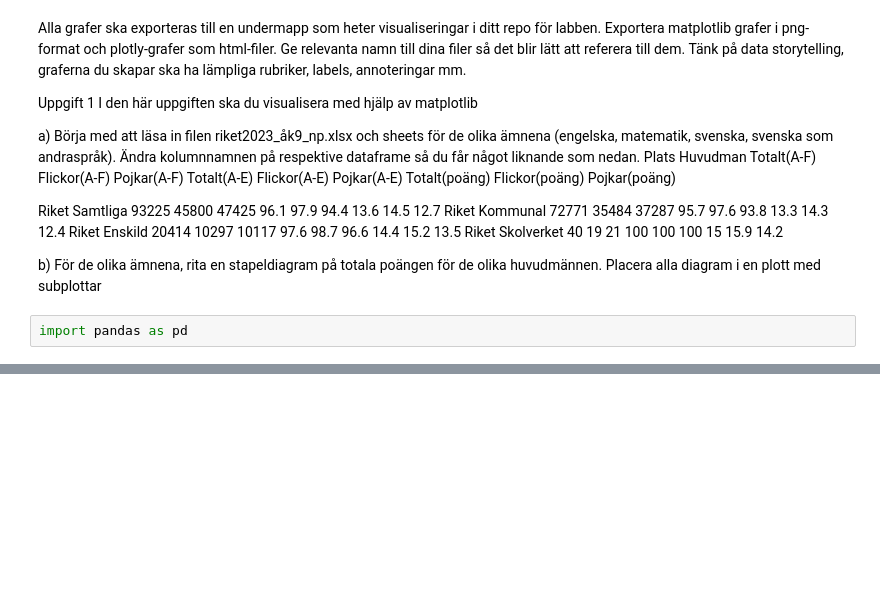
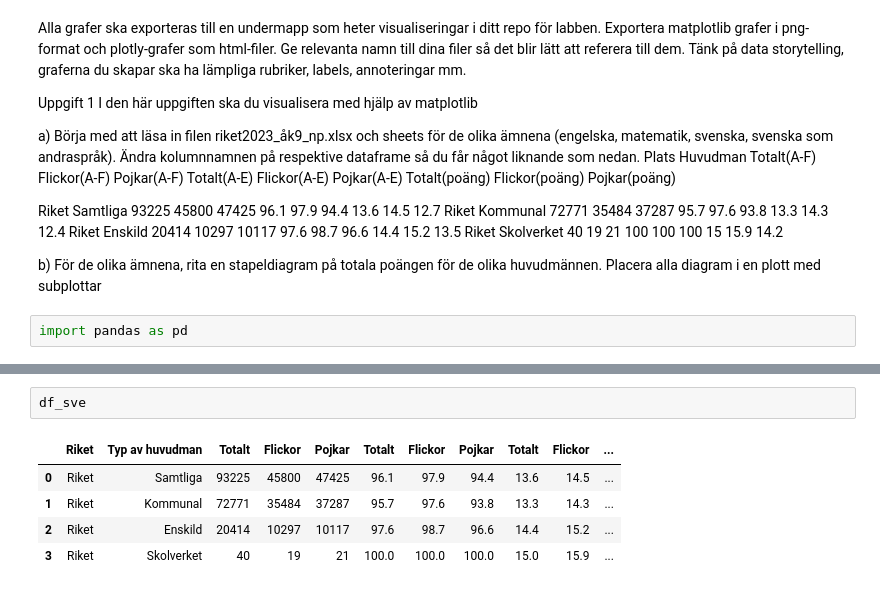
Before and after one commit to glennart8/Labb2_Data_processing, a Jupyter notebook: labb_processing.ipynb, the cells around one changed output, grey strips where cells are left out. Cells and saved outputs as stored; diff of their text form; blank space fills up the shorter version.

```diff
--- a/labb_processing.ipynb
+++ b/labb_processing.ipynb
@@ -33,0 +51,8 @@ df_eng
+# %%
+df_sve
+# %% [output]
+|  | Riket | Typ av huvudman | Totalt | Flickor | Pojkar | Totalt | Flickor | Pojkar | Totalt | Flickor | ... |
+| 0 | Riket | Samtliga | 93225 | 45800 | 47425 | 96.1 | 97.9 | 94.4 | 13.6 | 14.5 | ... |
+| 1 | Riket | Kommunal | 72771 | 35484 | 37287 | 95.7 | 97.6 | 93.8 | 13.3 | 14.3 | ... |
+| 2 | Riket | Enskild | 20414 | 10297 | 10117 | 97.6 | 98.7 | 96.6 | 14.4 | 15.2 | ... |
+| 3 | Riket | Skolverket | 40 | 19 | 21 | 100.0 | 100.0 | 100.0 | 15.0 | 15.9 | ... |
```
Also changed, not shown: parts of 13 cells of this notebook.
